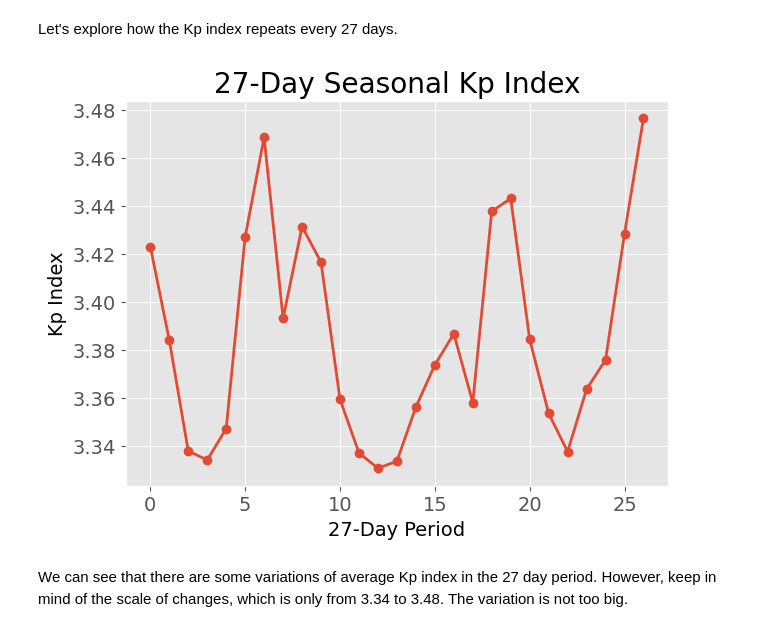
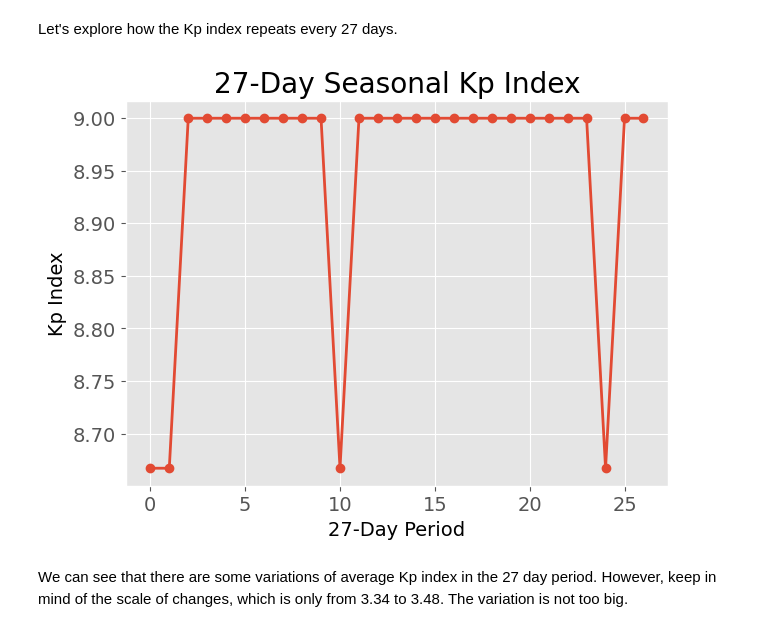
Before and after one commit to hcwang24/Aurora_Watch, a Jupyter notebook: aurora.ipynb, the cells around one changed output. Saved outputs shown, nothing was run; the diff lists cells and outputs as text; code cells hidden in the pictures.

```diff
--- a/aurora.ipynb
+++ b/aurora.ipynb
@@ -218,9 +205,9 @@ fig, axes = plt.subplots(nrows=3, ncols=2, figsize=(10, 12))
 
 for order in range(3):
     fit_label = f"Poly. fit (order {order})"
-    daily_mean_df[fit_label] = daily_mean_df["Kp_Index"] - detrend(daily_mean_df["Kp_Index"], order=order)
-    daily_mean_df[["Kp_Index", fit_label]].plot.line(xlabel="Time", ylabel="Kp_Index", ax=axes[order, 0])
-    (daily_mean_df["Kp_Index"] - daily_mean_df[fit_label]).plot.line(xlabel="Time", legend=False, ax=axes[order, 1])
+    daily_max_df[fit_label] = daily_max_df["Kp_Index"] - detrend(daily_max_df["Kp_Index"], order=order)
+    daily_max_df[["Kp_Index", fit_label]].plot.line(xlabel="Time", ylabel="Kp_Index", ax=axes[order, 0])
+    (daily_max_df["Kp_Index"] - daily_max_df[fit_label]).plot.line(xlabel="Time", legend=False, ax=axes[order, 1])
 axes[0, 0].set_title("Original")
 axes[0, 1].set_title("Detrended")
 plt.tight_layout();
@@ -231,5 +218,5 @@ Looks like the polynomial fit of order 0 had the better looking detrended data.
 # %%
-daily_mean_df['detrended'] = daily_mean_df["Kp_Index"] - daily_mean_df['Poly. fit (order 0)']
-daily_mean_df.head()
+daily_max_df['detrended'] = daily_max_df["Kp_Index"] - daily_max_df['Poly. fit (order 0)']
+daily_max_df.head()
 # %% [output]
 |  | Datetime | Kp_Index | Poly. fit (order 0) | Poly. fit (order 1) | Poly. fit (order 2) | detrended |
@@ -305,0 +326,3 @@ daily_mean_df.head()
+# %%
+daily_max_df = daily_max_df.merge(month_of_year, left_on=daily_max_df['Datetime'].dt.month, right_on='Month', how='left')
+daily_max_df
@@ -306,11 +343,11 @@ daily_mean_df.head()
 # %%
 # Estimating the remainder
-daily_mean_df["remainder"] = daily_mean_df["Kp_Index"] - daily_mean_df["Poly. fit (order 0)"] - daily_mean_df["seasonal"]
+daily_max_df["remainder"] = daily_max_df["Kp_Index"] - daily_max_df["Poly. fit (order 0)"] - daily_max_df["Mean_monthly_peak_Kp"]
 
 fig, axes = plt.subplots(nrows=4, ncols=1, figsize=(7, 12))
-daily_mean_df["Kp_Index"].plot.line(ylabel="Kp Index", title="Original", xlabel="", ax=axes[0])
-daily_mean_df["Poly. fit (order 0)"].plot.line(ylabel="Kp Index", title="Trend-cycle", xlabel="", ax=axes[1])
-daily_mean_df["seasonal"].plot.line(ylabel="Kp Index", title="Seasonal", xlabel="", ax=axes[2])
-daily_mean_df["remainder"].plot.line(ylabel="Kp Index", title="Remainder", ax=axes[3], marker="o", linestyle="")
+daily_max_df["Kp_Index"].plot.line(ylabel="Kp Index", title="Original", xlabel="", ax=axes[0])
+daily_max_df["Poly. fit (order 0)"].plot.line(ylabel="Kp Index", title="Trend-cycle", xlabel="", ax=axes[1])
+daily_max_df["Mean_monthly_peak_Kp"].plot.line(ylabel="Kp Index", title="Seasonal", xlabel="", ax=axes[2])
+daily_max_df["remainder"].plot.line(ylabel="Kp Index", title="Remainder", ax=axes[3], marker="o", linestyle="")
 plt.tight_layout();
 # %% [output]
@@ -387,16 +424,16 @@ plt.show()
 Let's explore how the Kp index repeats every 27 days.
 # %%
 # Create a 27-day period identifier based on the day of the dataset
-daily_mean_df['27_Day_Group'] = daily_mean_df.index % 27  # Grouping every 27 days
+daily_max_df['27_Day_Group'] = daily_max_df.index % 27  # Grouping every 27 days
 
-# Calculate the mean for each 27-day group across all years
-seasonal = daily_mean_df.groupby('27_Day_Group')['Kp_Index'].mean()
+# Calculate the max for each 27-day group across all years
+seasonal = daily_max_df.groupby('27_Day_Group')['Kp_Index'].max()
 
 # Plot the seasonal pattern
 ax = seasonal.plot.line(xlabel="27-Day Period", ylabel="Kp Index",
                         title="27-Day Seasonal Kp Index", marker="o")
 # %% [output]
-[figure, old version]
+[figure, new version]
 # %% [markdown]
 We can see that there are some variations of average Kp index in the 27 day period. However, keep in mind of the scale of changes, which is only from 3.34 to 3.48. The variation is not too big.
 # %% [markdown]
```
Also changed, not shown: parts of 58 cells of this notebook.
